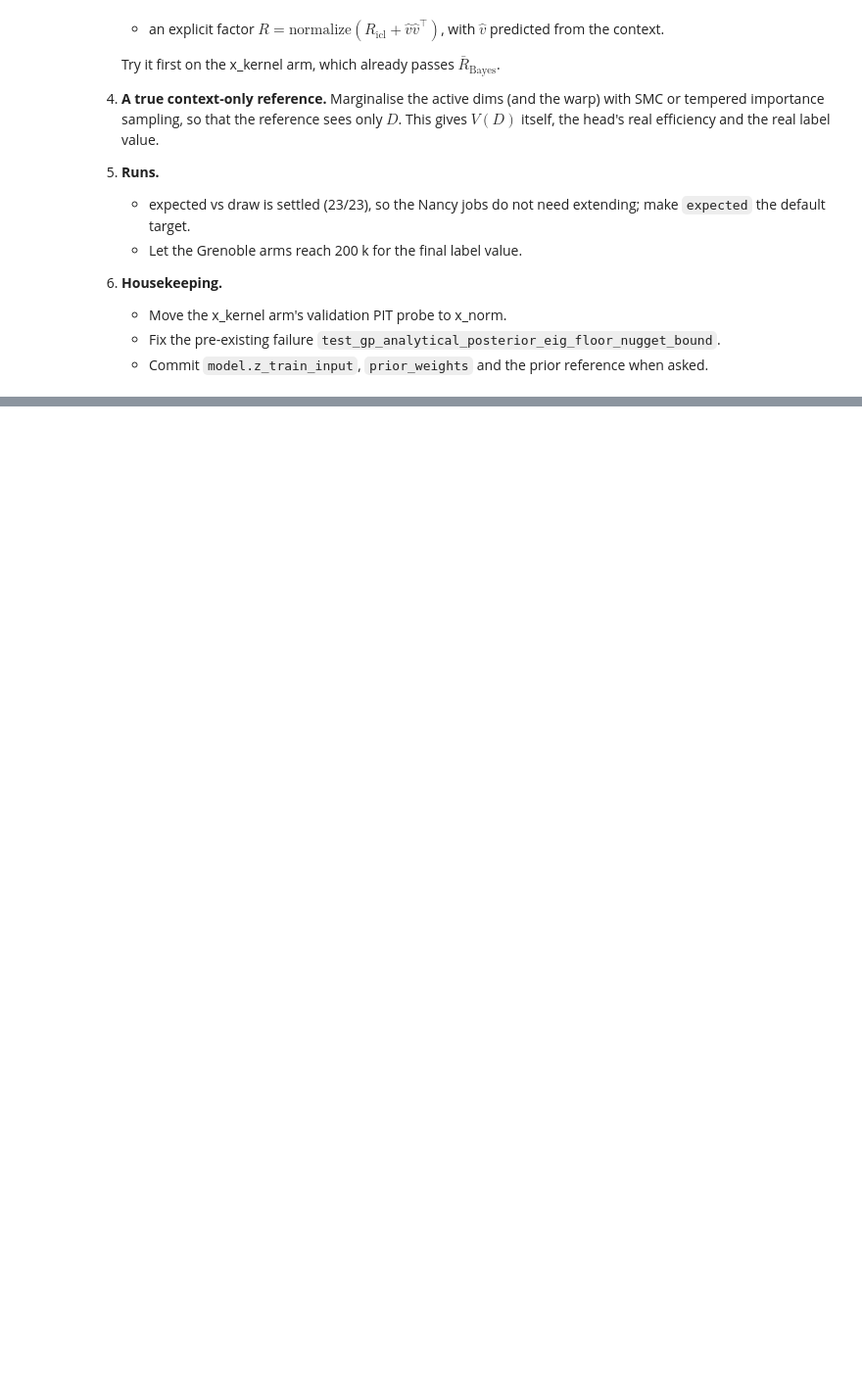
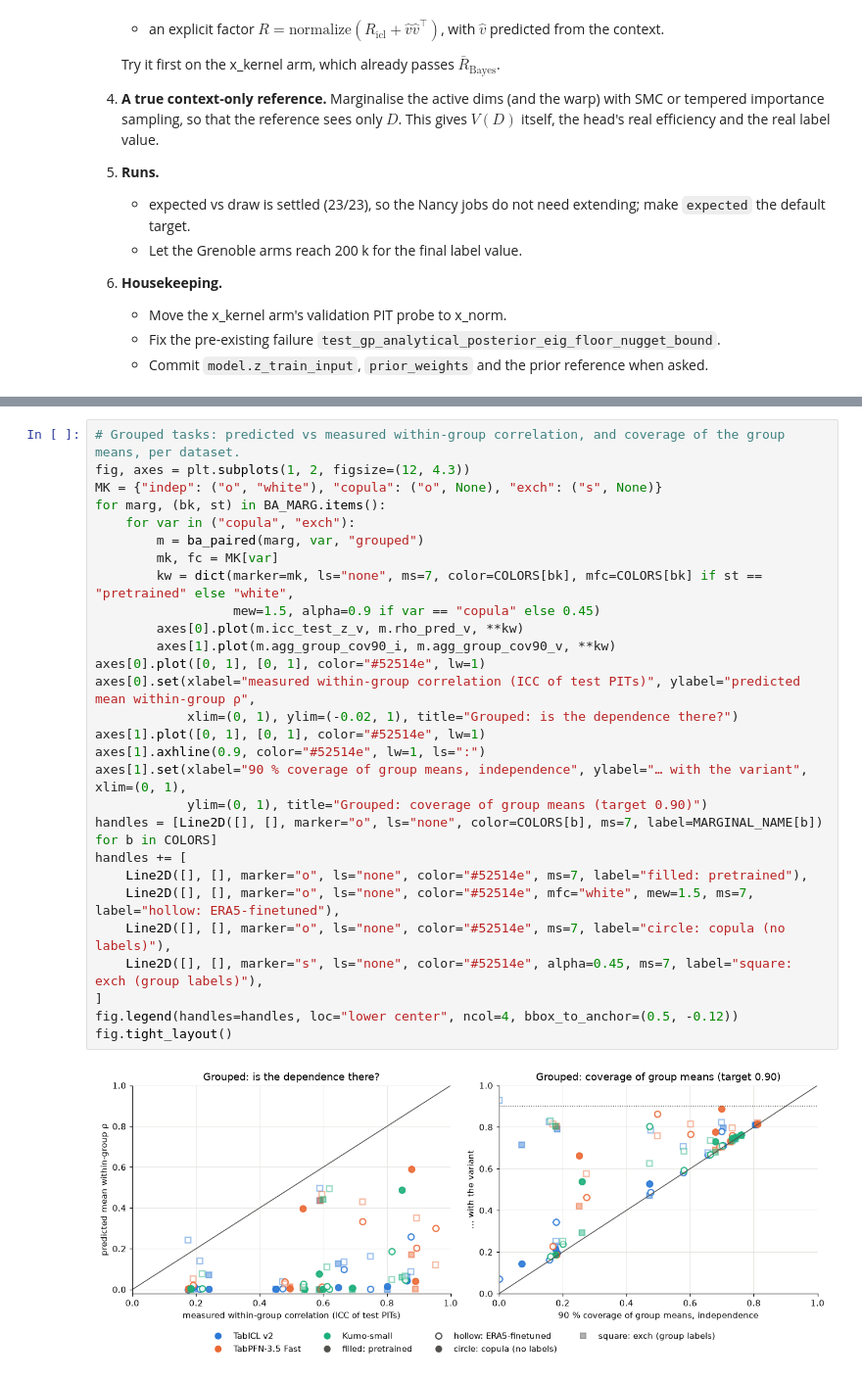
Before and after one commit to Tristan22400/Copula-inter-instance, a Jupyter notebook: notebooks/experiments.ipynb, the cells around one changed output, grey strips where cells are left out. Shown at 98% size. Saved outputs shown, nothing was run; the diff lists cells and outputs as text; blank space fills up the shorter version.

```diff
--- a/notebooks/experiments.ipynb
+++ b/notebooks/experiments.ipynb
@@ -1926,0 +2077,30 @@ copula can exploit.
+# %%
+# Grouped tasks: predicted vs measured within-group correlation, and coverage of the group means, per dataset.
+fig, axes = plt.subplots(1, 2, figsize=(12, 4.3))
+MK = {"indep": ("o", "white"), "copula": ("o", None), "exch": ("s", None)}
+for marg, (bk, st) in BA_MARG.items():
+    for var in ("copula", "exch"):
+        m = ba_paired(marg, var, "grouped")
+        mk, fc = MK[var]
+        kw = dict(marker=mk, ls="none", ms=7, color=COLORS[bk], mfc=COLORS[bk] if st == "pretrained" else "white",
+                  mew=1.5, alpha=0.9 if var == "copula" else 0.45)
+        axes[0].plot(m.icc_test_z_v, m.rho_pred_v, **kw)
+        axes[1].plot(m.agg_group_cov90_i, m.agg_group_cov90_v, **kw)
+axes[0].plot([0, 1], [0, 1], color="#52514e", lw=1)
+axes[0].set(xlabel="measured within-group correlation (ICC of test PITs)", ylabel="predicted mean within-group ρ",
+            xlim=(0, 1), ylim=(-0.02, 1), title="Grouped: is the dependence there?")
+axes[1].plot([0, 1], [0, 1], color="#52514e", lw=1)
+axes[1].axhline(0.9, color="#52514e", lw=1, ls=":")
+axes[1].set(xlabel="90 % coverage of group means, independence", ylabel="… with the variant", xlim=(0, 1),
+            ylim=(0, 1), title="Grouped: coverage of group means (target 0.90)")
+handles = [Line2D([], [], marker="o", ls="none", color=COLORS[b], ms=7, label=MARGINAL_NAME[b]) for b in COLORS]
+handles += [
+    Line2D([], [], marker="o", ls="none", color="#52514e", ms=7, label="filled: pretrained"),
+    Line2D([], [], marker="o", ls="none", color="#52514e", mfc="white", mew=1.5, ms=7, label="hollow: ERA5-finetuned"),
+    Line2D([], [], marker="o", ls="none", color="#52514e", ms=7, label="circle: copula (no labels)"),
+    Line2D([], [], marker="s", ls="none", color="#52514e", alpha=0.45, ms=7, label="square: exch (group labels)"),
+]
+fig.legend(handles=handles, loc="lower center", ncol=4, bbox_to_anchor=(0.5, -0.12))
+fig.tight_layout()
+# %% [output]
+[figure, added]
```
Also changed, not shown: parts of 12 cells of this notebook, 41 other files.
